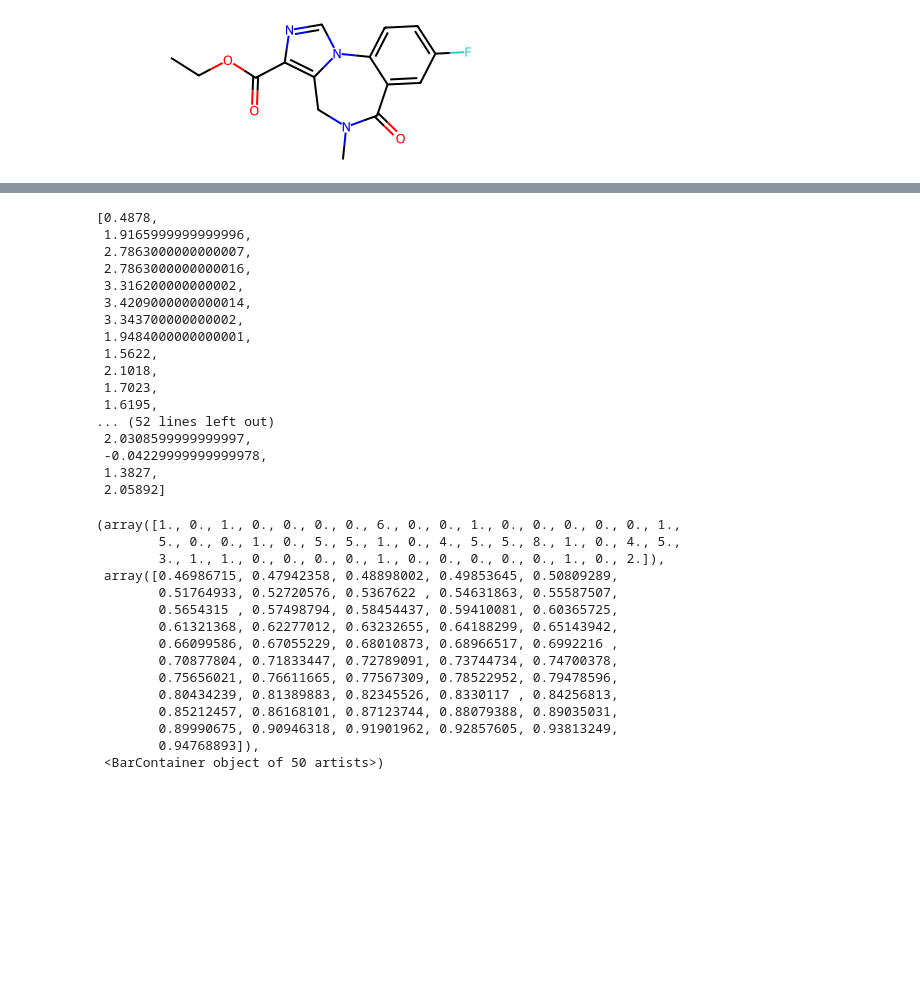
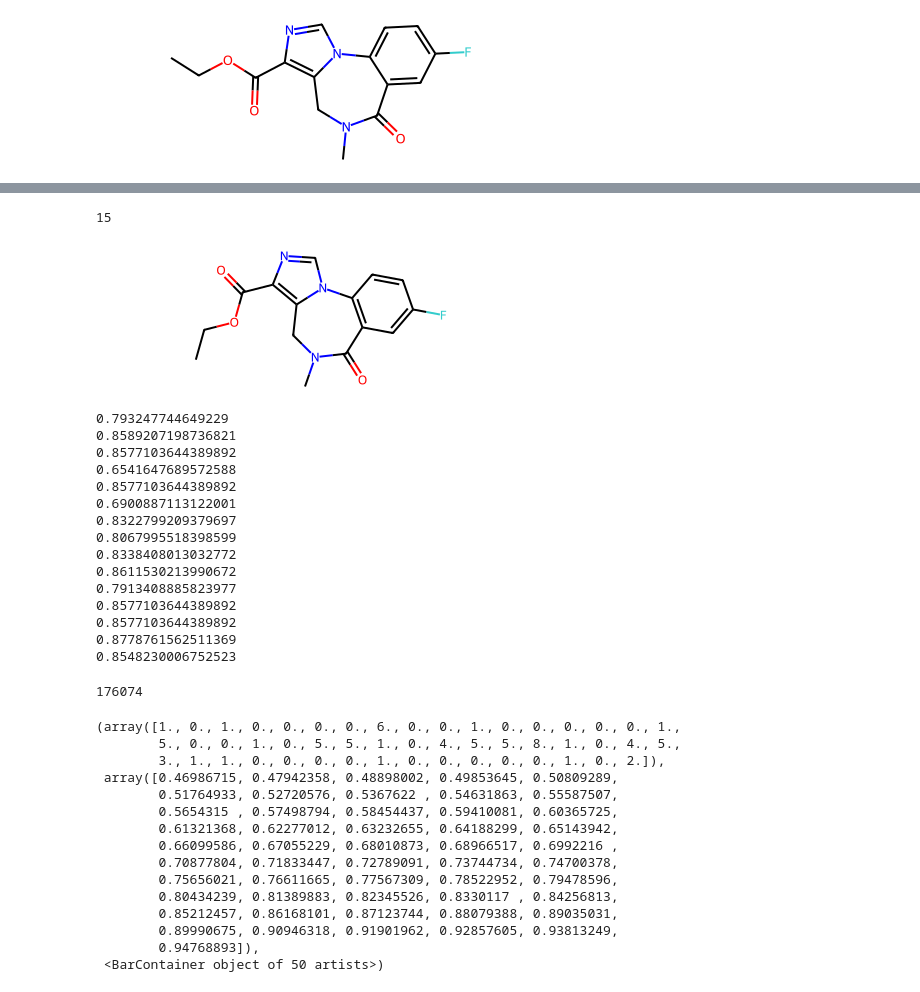
Before and after one commit to rudolfwilliam/SCOPE-Gen, a Jupyter notebook: pcgen/molecules/visualizations/demonstration.ipynb, the cells around one changed output, grey strips where cells are left out. Drawn from its saved outputs; the diff is of its cells as text; code cells hidden in the pictures; blank space fills up the shorter version.

```diff
--- a/pcgen/molecules/visualizations/demonstration.ipynb
+++ b/pcgen/molecules/visualizations/demonstration.ipynb
@@ -61,26 +58,34 @@ cleaned_samples[3]
-# %%
-from rdkit.Chem import Crippen
-
-logPs = [Crippen.MolLogP(sample) for sample in cleaned_samples]
-logPs
-# %% [output]
-[0.4878,
- 1.9165999999999996,
- 2.7863000000000007,
- 2.7863000000000016,
- 3.316200000000002,
- 3.4209000000000014,
- 3.343700000000002,
- 1.9484000000000001,
- 1.5622,
- 2.1018,
- 1.7023,
- 1.6195,
-... (52 lines left out)
- 2.0308599999999997,
- -0.04229999999999978,
- 1.3827,
- 2.05892]
+# %%
+len(cleaned_samples)
+# %% [output]
+15
+# %%
+cleaned_samples[0]
+# %% [output]
+[figure, added]
+# %%
+for sample in cleaned_samples:
+    print(QED.qed(sample))
+# %% [output]
+0.793247744649229
+0.8589207198736821
+0.8577103644389892
+0.6541647689572588
+0.8577103644389892
+0.6900887113122001
+0.8322799209379697
+0.8067995518398599
+0.8338408013032772
+0.8611530213990672
+0.7913408885823977
+0.8577103644389892
+0.8577103644389892
+0.8778761562511369
+0.8548230006752523
+# %%
+len(dataset)
+# %% [output]
+176074
 # %%
 # compute histogram over SAS scores of generated examples
 from rdkit.Chem import QED
```
Also changed, not shown: parts of 12 cells of this notebook, 38 other files.
